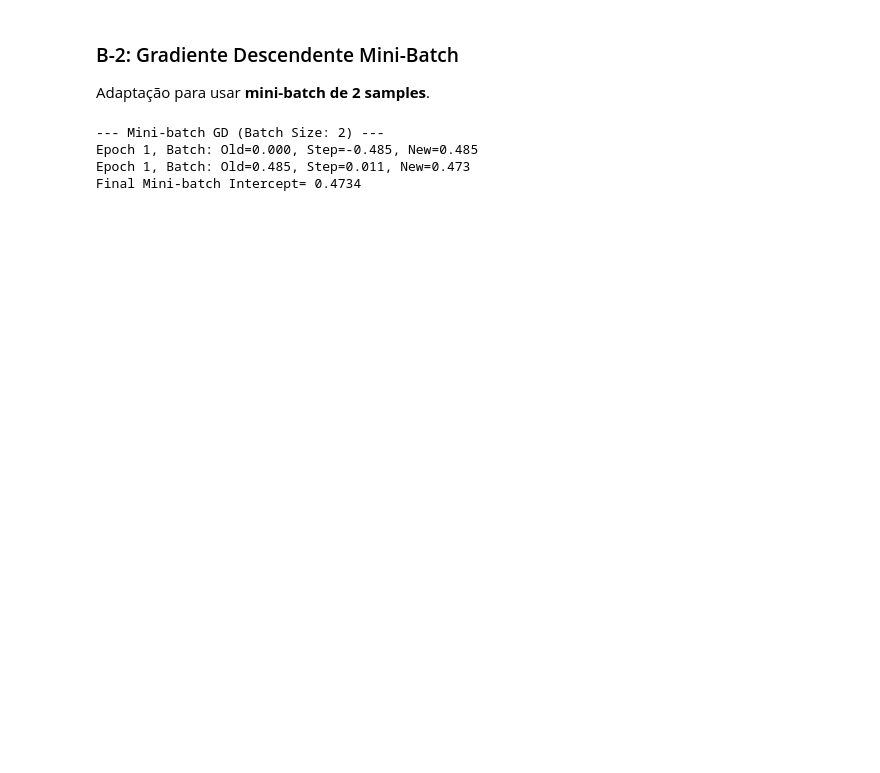
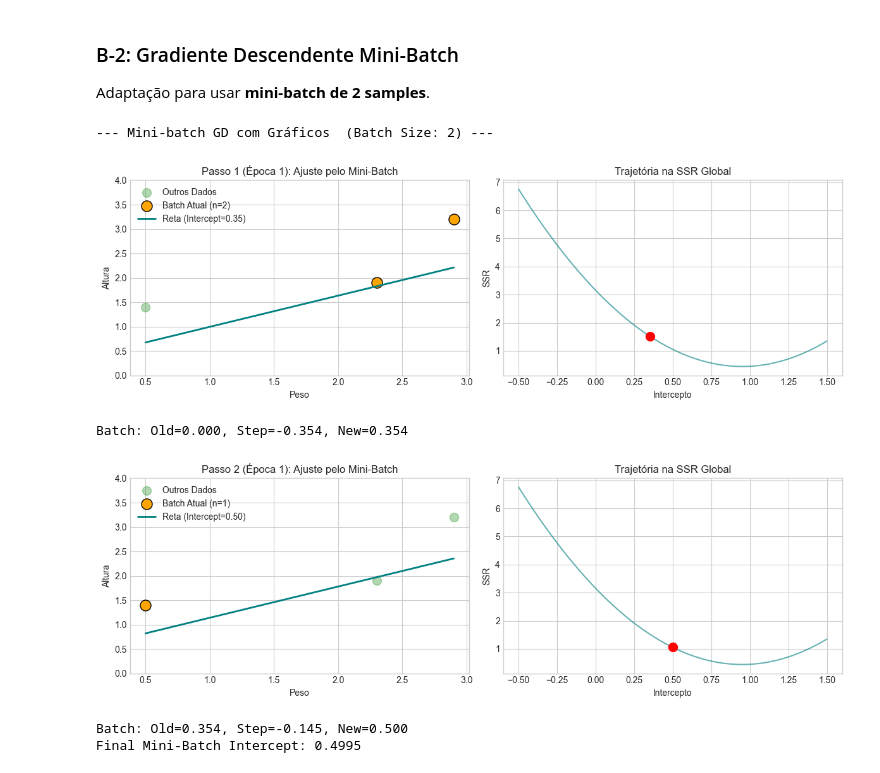
Before and after one commit to ofranbraga/atividades_matematica_computacional, a Jupyter notebook: atividade_2.ipynb, the cells around one changed output. Saved outputs shown, nothing was run; the diff lists cells and outputs as text; code cells hidden in the pictures; blank space fills up the shorter version.

```diff
--- a/atividade_2.ipynb
+++ b/atividade_2.ipynb
@@ -176,42 +220,84 @@ Adaptação para usar **mini-batch de 2 samples**.
 def run_minibatch(learning_rate=0.1, epochs=5, batch_size=2):
     weights = np.array([0.5, 2.3, 2.9])
     heights = np.array([1.4, 1.9, 3.2])
+
     slope_fixed = 0.64
     intercept = 0.0
 
-    print(f"--- Mini-batch GD (Batch Size: {batch_size}) ---")
+    intercept_vals = np.linspace(-0.5, 1.5, 100)
+    ssr_vals = []
+    for i in intercept_vals:
+        predicted = i + slope_fixed * weights
+        residuals_curve = heights - predicted
+        ssr_vals.append(np.sum(residuals_curve**2))
+
+    print(f"--- Mini-batch GD com Gráficos  (Batch Size: {batch_size}) ---")
+
+    step_count = 0
 
     for epoch in range(epochs):
+        #embaralhar os dados
         indices = np.arange(len(weights))
         np.random.shuffle(indices)
 
         #vai criar as batches
         for start_idx in range(0, len(weights), batch_size):
+            step_count += 1
             end_idx = start_idx + batch_size
             batch_indices = indices[start_idx:end_idx]
 
             #dados da batch
             w_batch = weights[batch_indices]
             h_batch = heights[batch_indices]
 
             #predicao e derivada somada para o batch
             pred_batch = intercept + slope_fixed * w_batch
             residuals = h_batch - pred_batch
             derivative = np.sum(-2 * residuals)
 
             step_size = derivative * learning_rate
 
             old_intercept = intercept
             intercept = intercept - step_size
 
-            print(f'Epoch {epoch+1}, Batch: Old={old_intercept:.3f}, Step={step_size:.3f}, New={intercept:.3f}')
+            #VISUALIZACAO
+            fig, axes = plt.subplots(1, 2, figsize=(12, 4))
+
+            #Ggrafico 1
+            axes[0].scatter(weights, heights, color='green', s=100, alpha=0.3, label='Outros Dados')#reta de regressão
+            axes[0].scatter(w_batch, h_batch, color='orange', s=150, edgecolors='black', label=f'Batch Atual (n={len(w_batch)})')#destaca o ponto
+
+            predicted_all = intercept + slope_fixed * weights
+            axes[0].plot(weights, predicted_all, color='teal', linewidth=2, label=f'Reta (Intercept={intercept:.2f})')
+
+            axes[0].set_title(f"Passo {step_count} (Época {epoch+1}): Ajuste pelo Mini-Batch")
+            axes[0].set_xlabel("Peso")
+            axes[0].set_ylabel("Altura")
+            axes[0].legend()
+            axes[0].set_ylim(0, 4)
+
+            #grafico 2
+            current_total_ssr = np.sum((heights - (intercept + slope_fixed * weights))**2)
+            axes[1].plot(intercept_vals, ssr_vals, color='teal', alpha=0.6)
+            axes[1].scatter(intercept, current_total_ssr, color='red', s=100, zorder=5)
+
+            axes[1].set_title(f"Trajetória na SSR Global")
+            axes[1].set_xlabel("Intercepto")
+            axes[1].set_ylabel("SSR")
+
+            plt.tight_layout()
+            plt.show()
+
+            print(f"Batch: Old={old_intercept:.3f}, Step={step_size:.3f}, New={intercept:.3f}")
 
         return intercept
 
 final_intercept_batch = run_minibatch()
-print(f"Final Mini-batch Intercept= {final_intercept_batch:.4f}")
+print(f"Final Mini-Batch Intercept: {final_intercept_batch:.4f}")
 # %% [output]
---- Mini-batch GD (Batch Size: 2) ---
-Epoch 1, Batch: Old=0.000, Step=-0.485, New=0.485
-Epoch 1, Batch: Old=0.485, Step=0.011, New=0.473
-Final Mini-batch Intercept= 0.4734
+--- Mini-batch GD com Gráficos  (Batch Size: 2) ---
+[figure, added]
+Batch: Old=0.000, Step=-0.354, New=0.354
+[figure, added]
+Batch: Old=0.354, Step=-0.145, New=0.500
+Final Mini-Batch Intercept: 0.4995
```
Also changed, not shown: parts of 2 cells of this notebook.
